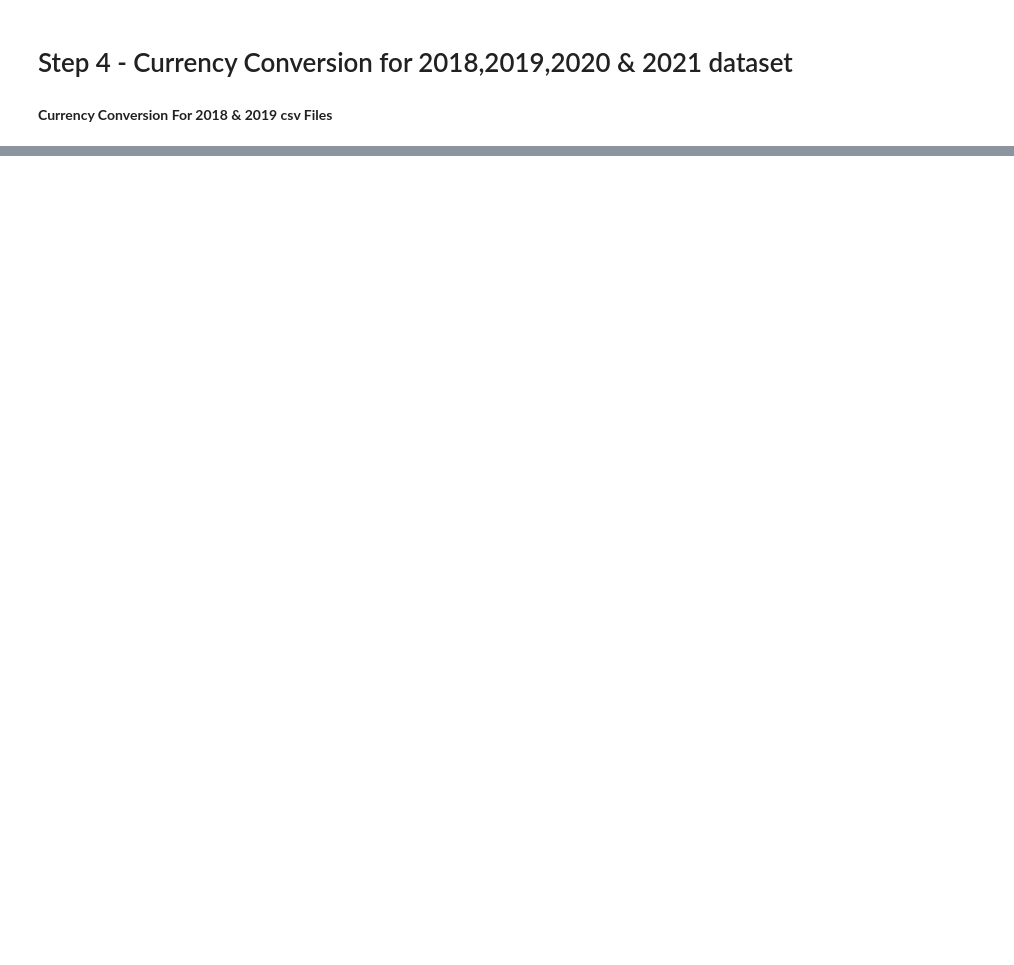
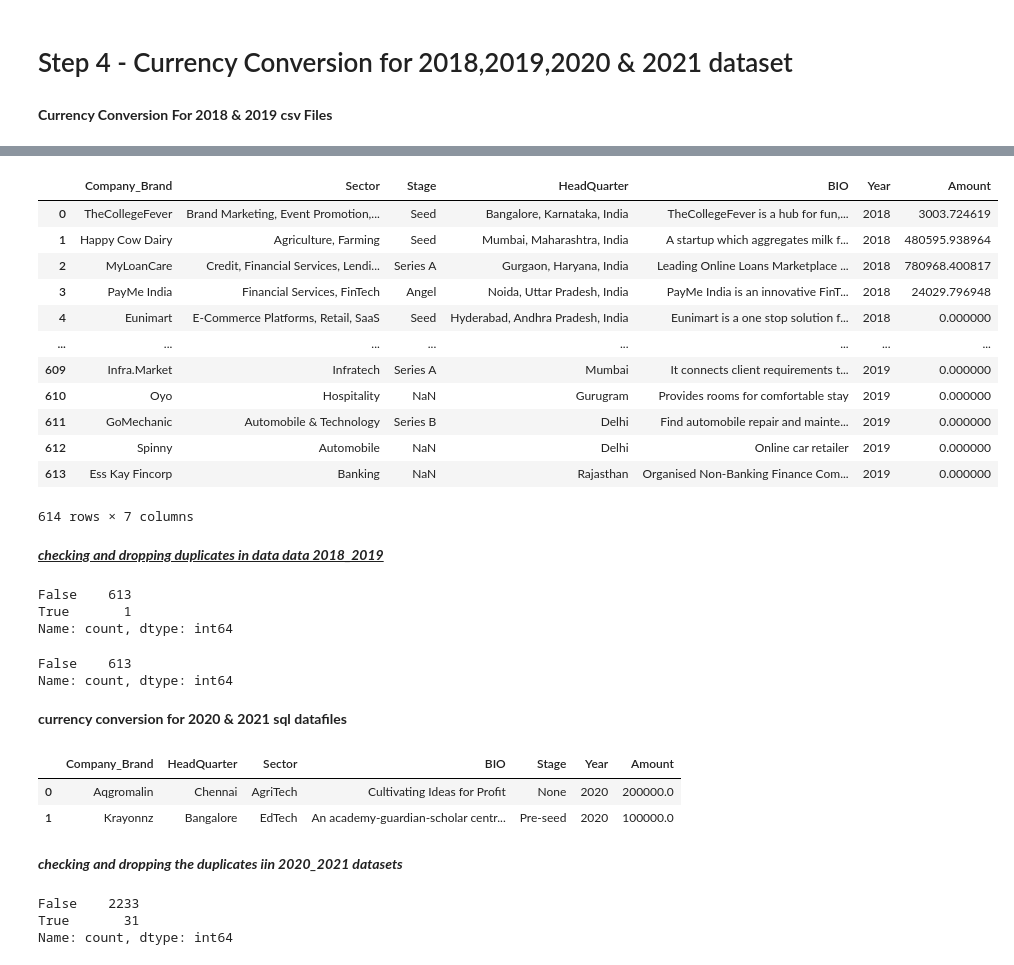
Before and after one commit to valentinewawira-o/LP1-learner, a Jupyter notebook: notebook.ipynb, the cells around one changed output, grey strips where cells are left out. Saved outputs shown, nothing was run; the diff lists cells and outputs as text; code cells hidden in the pictures; blank space fills up the shorter version.

```diff
--- a/notebook.ipynb
+++ b/notebook.ipynb
@@ -421,0 +474,24 @@ df18_19['Updated_Amount'] = df18_19['amount_inr'].fillna(df18_19['amount_usd'])
+# %%
+data2018_2019
+# %% [output]
+|  | Company_Brand | Sector | Stage | HeadQuarter | BIO | Year | Amount |
+| 0 | TheCollegeFever | Brand Marketing, Event Promotion,... | Seed | Bangalore, Karnataka, India | TheCollegeFever is a hub for fun,... | 2018 | 3003.724619 |
+| 1 | Happy Cow Dairy | Agriculture, Farming | Seed | Mumbai, Maharashtra, India | A startup which aggregates milk f... | 2018 | 480595.938964 |
+| 2 | MyLoanCare | Credit, Financial Services, Lendi... | Series A | Gurgaon, Haryana, India | Leading Online Loans Marketplace ... | 2018 | 780968.400817 |
+| 3 | PayMe India | Financial Services, FinTech | Angel | Noida, Uttar Pradesh, India | PayMe India is an innovative FinT... | 2018 | 24029.796948 |
+| 4 | Eunimart | E-Commerce Platforms, Retail, SaaS | Seed | Hyderabad, Andhra Pradesh, India | Eunimart is a one stop solution f... | 2018 | 0.000000 |
+| ... | ... | ... | ... | ... | ... | ... | ... |
+| 609 | Infra.Market | Infratech | Series A | Mumbai | It connects client requirements t... | 2019 | 0.000000 |
+| 610 | Oyo | Hospitality | NaN | Gurugram | Provides rooms for comfortable stay | 2019 | 0.000000 |
+| 611 | GoMechanic | Automobile & Technology | Series B | Delhi | Find automobile repair and mainte... | 2019 | 0.000000 |
+| 612 | Spinny | Automobile | NaN | Delhi | Online car retailer | 2019 | 0.000000 |
+| 613 | Ess Kay Fincorp | Banking | NaN | Rajasthan | Organised Non-Banking Finance Com... | 2019 | 0.000000 |
+614 rows × 7 columns
+# %% [markdown]
+<b><i><u>checking and dropping duplicates in data data 2018_2019
+# %%
+data2018_2019.duplicated().value_counts()
+# %% [output]
+False    613
+True       1
+Name: count, dtype: int64
@@ -421,0 +500,7 @@ df18_19['Updated_Amount'] = df18_19['amount_inr'].fillna(df18_19['amount_usd'])
+# %%
+data2018_2019.duplicated().value_counts()
+# %% [output]
+False    613
+Name: count, dtype: int64
+# %% [markdown]
+<b> currency conversion for 2020 & 2021 sql datafiles
@@ -421,0 +532,14 @@ df18_19['Updated_Amount'] = df18_19['amount_inr'].fillna(df18_19['amount_usd'])
+# %%
+data2020_2021.head(2)
+# %% [output]
+|  | Company_Brand | HeadQuarter | Sector | BIO | Stage | Year | Amount |
+| 0 | Aqgromalin | Chennai | AgriTech | Cultivating Ideas for Profit | None | 2020 | 200000.0 |
+| 1 | Krayonnz | Bangalore | EdTech | An academy-guardian-scholar centr... | Pre-seed | 2020 | 100000.0 |
+# %% [markdown]
+<b><i>checking and dropping the duplicates iin 2020_2021 datasets
+# %%
+data2020_2021.duplicated().value_counts()
+# %% [output]
+False    2233
+True       31
+Name: count, dtype: int64
```
Also changed, not shown: parts of 32 cells of this notebook.
